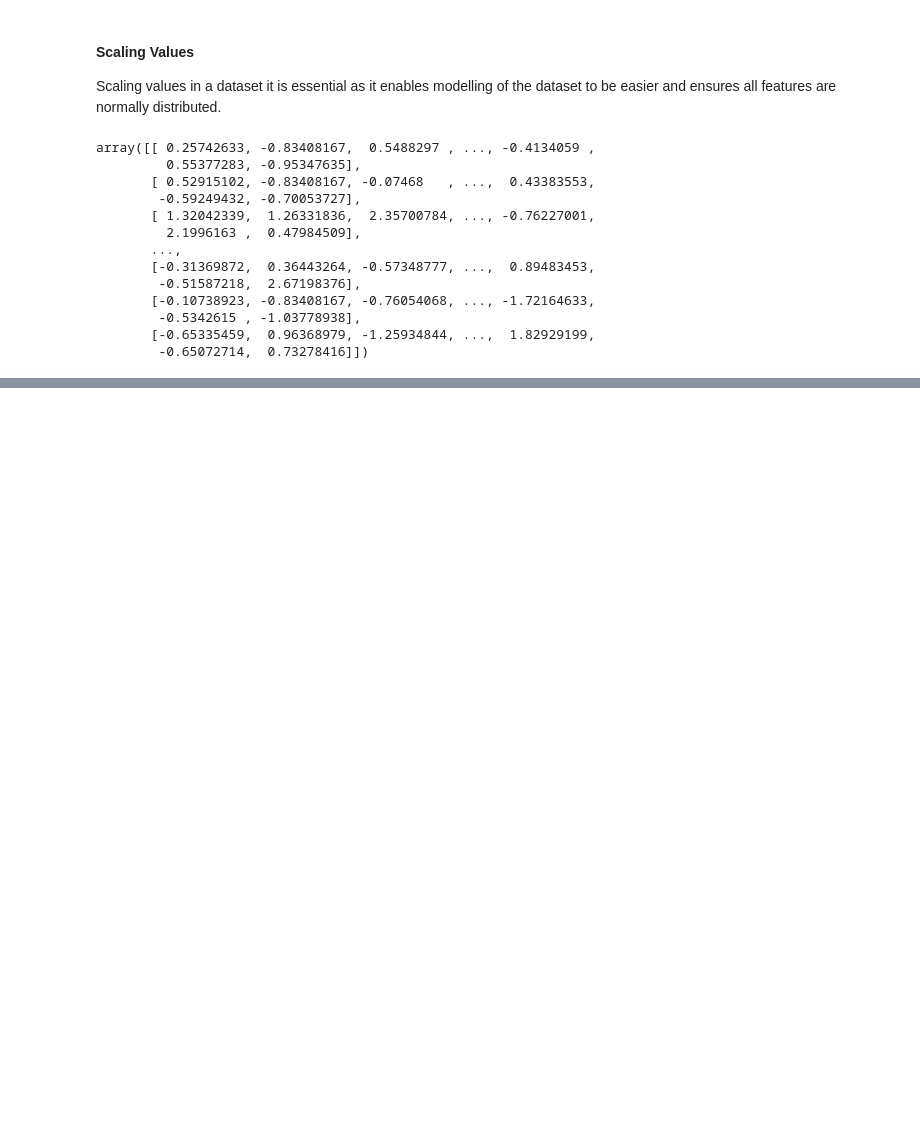
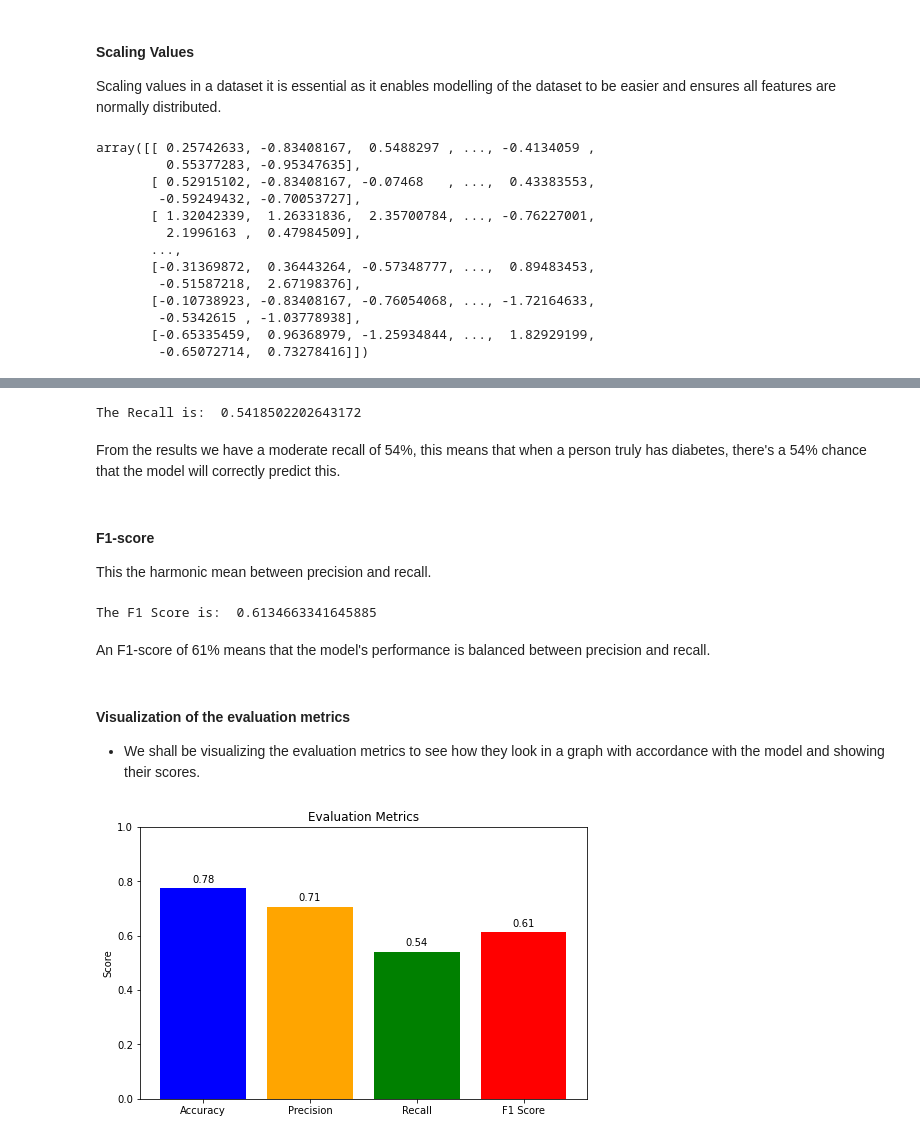
Before and after one commit to akeyo03/phase-3-project, a Jupyter notebook: final.ipynb, the cells around one changed output, grey strips where cells are left out. Cells and saved outputs as stored; diff of their text form; code cells hidden in the pictures; blank space fills up the shorter version.

```diff
--- a/final.ipynb
+++ b/final.ipynb
@@ -428,0 +664,7 @@ StandardScaler()
+# %%
+# import accuracy_score from sklearn
+from sklearn.metrics import accuracy_score
+
+#intialize accuracy and get the accuracy using accuracy_score
+accuracy = accuracy_score(y_test, y_pred_test)
+print("The accuracy is: ", accuracy)
@@ -428,0 +680,7 @@ StandardScaler()
+# %%
+# import precision_score from sklearn
+from sklearn.metrics import precision_score
+
+#intialize precision to get the precision_score
+precision = precision_score(y_test, y_pred_test)
+print("The Precision is: ", precision)
@@ -428,0 +694,46 @@ StandardScaler()
+# %%
+# import recall_score from sklearn
+from sklearn.metrics import recall_score
+
+#intialize recall to get the recall_score
+recall = recall_score(y_test, y_pred_test)
+print("The Recall is: ", recall)
+# %% [output]
+The Recall is:  0.5418502202643172
+# %% [markdown]
+From the results we have a moderate recall of 54%, this means that when a person truly has diabetes, there's a 54% chance that the model will correctly predict this.
+# %% [markdown]
+#### F1-score
+This the harmonic mean between precision and recall.
+# %%
+# import f1_score from sklearn
+from sklearn.metrics import f1_score
+
+#intialize recall to get the recall_score
+f1 = f1_score(y_test, y_pred_test)
+print("The F1 Score is: ", f1)
+# %% [output]
+The F1 Score is:  0.6134663341645885
+# %% [markdown]
+An F1-score of 61% means that the model's performance is balanced between precision and recall.
+# %% [markdown]
+#### Visualization of the evaluation metrics
+- We shall be visualizing the evaluation metrics to see how they look in a graph with accordance with the model and showing their scores.
+# %%
+# Create a bar chart
+metrics = ['Accuracy', 'Precision', 'Recall', 'F1 Score']
+values = [accuracy, precision, recall, f1]
+
+plt.figure(figsize=(8, 5))
+plt.bar(metrics, values, color=['blue', 'orange', 'green', 'red'])
+plt.ylim(0, 1)
+plt.title('Evaluation Metrics')
+plt.ylabel('Score')
+
+# Display the value on top of each bar
+for i in range(len(values)):
+    plt.text(i, values[i] + 0.02, round(values[i], 2), ha='center')
+
+plt.show()
+# %% [output]
+[figure, added]
```
Also changed, not shown: parts of 41 cells of this notebook.
